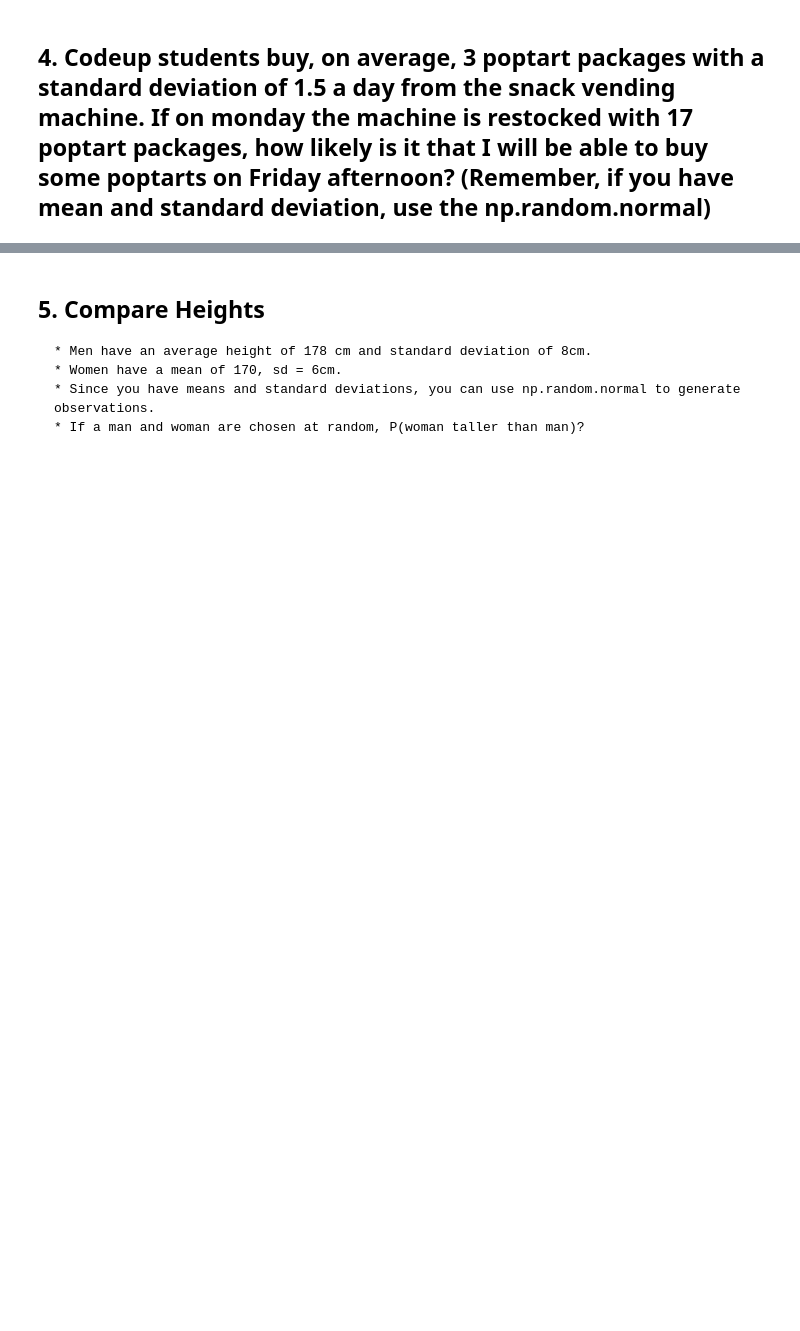
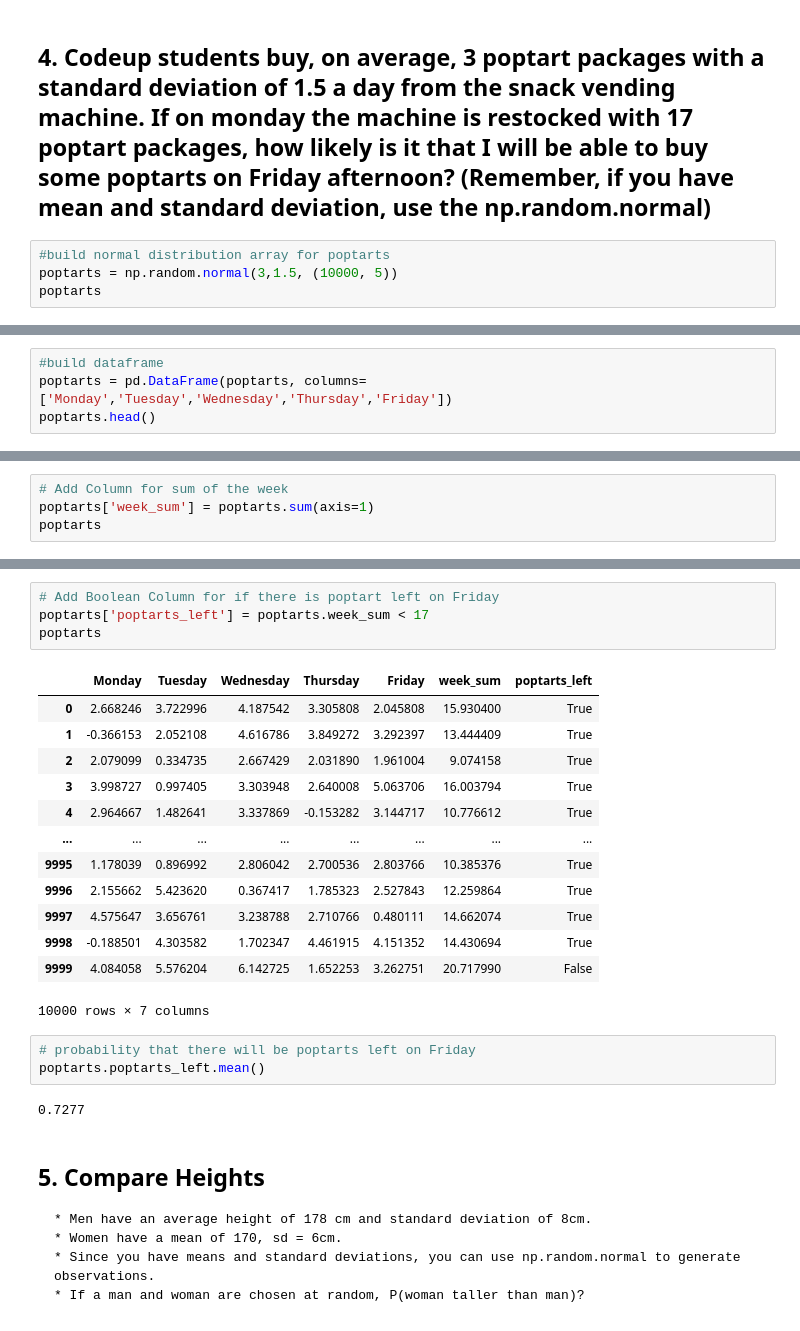
Before and after one commit to kanieladenis/statistics-exercises, a Jupyter notebook: simulation.ipynb, the cells around one changed output, grey strips where cells are left out. Drawn from its saved outputs; the diff is of its cells as text; blank space fills up the shorter version.

Commit message:
added probability distribution exercieses and lesson with handout

```diff
--- a/simulation.ipynb
+++ b/simulation.ipynb
@@ -29,2 +106,6 @@ flips
 # %% [markdown]
 ## 4. Codeup students buy, on average, 3 poptart packages with a standard deviation of 1.5 a day from the snack vending machine. If on monday the machine is restocked with 17 poptart packages, how likely is it that I will be able to buy some poptarts on Friday afternoon? (Remember, if you have mean and standard deviation, use the np.random.normal)
+# %%
+#build normal distribution array for poptarts
+poptarts = np.random.normal(3,1.5, (10000, 5))
+poptarts
@@ -30,0 +120,4 @@ flips
+# %%
+#build dataframe
+poptarts = pd.DataFrame(poptarts, columns=['Monday','Tuesday','Wednesday','Thursday','Friday'])
+poptarts.head()
@@ -30,0 +131,4 @@ flips
+# %%
+# Add Column for sum of the week
+poptarts['week_sum'] = poptarts.sum(axis=1)
+poptarts
@@ -31,3 +149,26 @@ flips
+# %%
+# Add Boolean Column for if there is poptart left on Friday
+poptarts['poptarts_left'] = poptarts.week_sum < 17
+poptarts
+# %% [output]
+|  | Monday | Tuesday | Wednesday | Thursday | Friday | week_sum | poptarts_left |
+| 0 | 2.668246 | 3.722996 | 4.187542 | 3.305808 | 2.045808 | 15.930400 | True |
+| 1 | -0.366153 | 2.052108 | 4.616786 | 3.849272 | 3.292397 | 13.444409 | True |
+| 2 | 2.079099 | 0.334735 | 2.667429 | 2.031890 | 1.961004 | 9.074158 | True |
+| 3 | 3.998727 | 0.997405 | 3.303948 | 2.640008 | 5.063706 | 16.003794 | True |
+| 4 | 2.964667 | 1.482641 | 3.337869 | -0.153282 | 3.144717 | 10.776612 | True |
+| ... | ... | ... | ... | ... | ... | ... | ... |
+| 9995 | 1.178039 | 0.896992 | 2.806042 | 2.700536 | 2.803766 | 10.385376 | True |
+| 9996 | 2.155662 | 5.423620 | 0.367417 | 1.785323 | 2.527843 | 12.259864 | True |
+| 9997 | 4.575647 | 3.656761 | 3.238788 | 2.710766 | 0.480111 | 14.662074 | True |
+| 9998 | -0.188501 | 4.303582 | 1.702347 | 4.461915 | 4.151352 | 14.430694 | True |
+| 9999 | 4.084058 | 5.576204 | 6.142725 | 1.652253 | 3.262751 | 20.717990 | False |
+10000 rows × 7 columns
+# %%
+# probability that there will be poptarts left on Friday
+poptarts.poptarts_left.mean()
+# %% [output]
+0.7277
 # %% [markdown]
 ## 5. Compare Heights
     * Men have an average height of 178 cm and standard deviation of 8cm.
```
Also changed, not shown: parts of 37 cells of this notebook, 3 other files.
